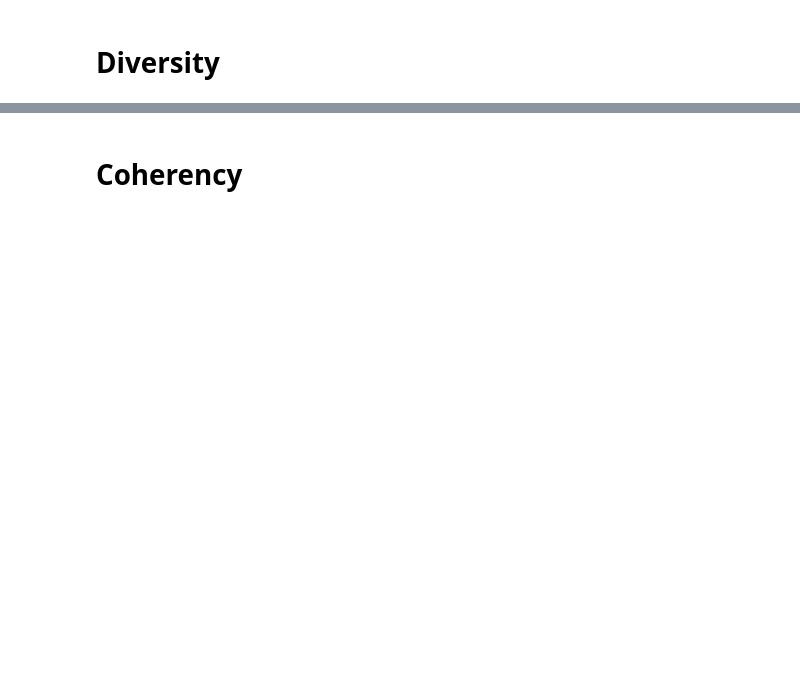
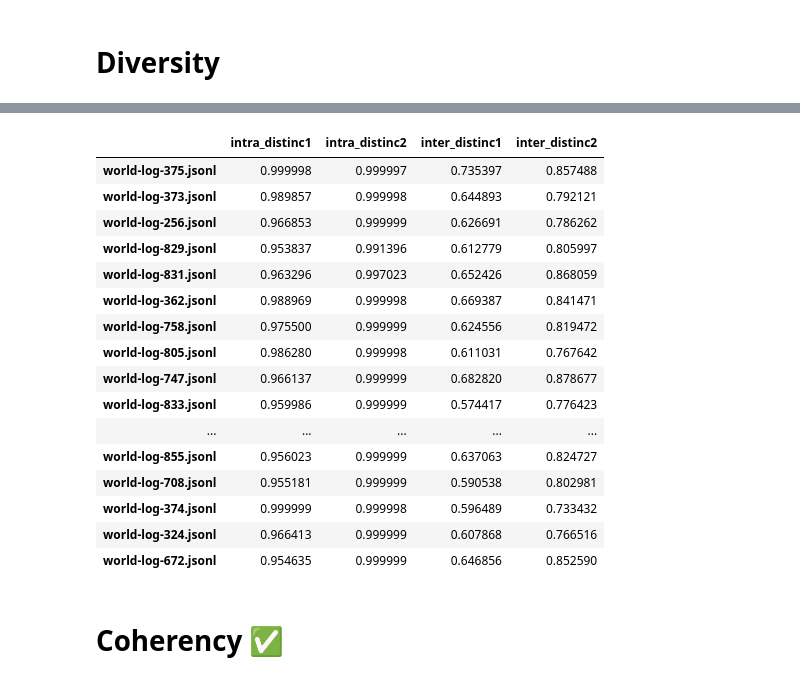
Before and after one commit to amirpaia/blenderbot, a Jupyter notebook: evaluation_metrics.ipynb, the cells around one changed output, grey strips where cells are left out. Cells and saved outputs as stored; diff of their text form; code cells hidden in the pictures; blank space fills up the shorter version.

```diff
--- a/evaluation_metrics.ipynb
+++ b/evaluation_metrics.ipynb
@@ -35,0 +455,20 @@ Thu May 12 13:25:40 2022
+# %%
+data_path = "/content/dataset_french_xpersona/"
+output_file = f"{data_path}test.txt"
+with open(output_file) as f:
+        lines = f.readlines();
+# for line in lines[:8]:
+for i,line in enumerate(lines[:20]):
+    split_line = line.split('\t')
+    text, label, episode_done = split_line[0].replace("text:", "").replace("\n",""), \
+                                split_line[1].replace("labels:","").replace("\n",""), \
+                                True if len(split_line) == 3 and split_line[2] else False
+
+    # text = d[0]['text']
+    # label = d[0]['eval_labels'][0]
+    # prediction = d[1]['text']
+    print(colored(200,200,200,  f"[text]: {text}\t{score(sentence= text, model= model, tokenizer= tokenizer)}" ))
+    print(colored(255,255,255,  f"    [label]: {label}\t{score(sentence= label, model= model, tokenizer= tokenizer)}"))
+    # print(colored(0,200,0,      f"\t[model]:{prediction}\t{score(sentence= prediction, model= model, tokenizer= tokenizer)}"))
+
+    if episode_done: break
@@ -162,5 +617,56 @@ print(f"turns average count: {round(generated_sentences9_n_scores[1],2)}\n",
+# %%
+import json
+import time
+output_path = "/content/drive/MyDrive/colabs/blender-models/output-files/"
+
+dict_diversity_scores = {}
+for filename in top20_filenames:
+    with open(output_path + filename) as f:
+        lines = f.readlines()
+    diversity_scores_of_dialogs = []
+    for i, line in enumerate(lines):
+        if (line != "\n"):
+            obj = json.loads(line)
+            if "dialog" in obj.keys():
+                start_time = time.time()
+                predictions = []
+                for d in obj['dialog']:
+                    text, label, prediction  = d[0]['text'], d[0]['eval_labels'][0], d[1]['text']
+                    predictions.append(prediction)
+
+                diversity_scores = distinct(predictions)
+                diversity_scores_of_dialogs.append(diversity_scores)
+    dict_diversity_scores[filename] = [
+        np.mean([x[0] for x in diversity_scores_of_dialogs]),
+        np.mean([x[1] for x in diversity_scores_of_dialogs]),
+        np.mean([x[2] for x in diversity_scores_of_dialogs]),
+        np.mean([x[3] for x in diversity_scores_of_dialogs]),
+    ]
+
+dict_diversity_scores
+
+df_diversity = pd.DataFrame.from_dict(dict_diversity_scores, orient='index', columns=['intra_distinc1', 'intra_distinc2', 'inter_distinc1', 'inter_distinc2'])
+df_diversity
+# %% [output]
+|  | intra_distinc1 | intra_distinc2 | inter_distinc1 | inter_distinc2 |
+| world-log-375.jsonl | 0.999998 | 0.999997 | 0.735397 | 0.857488 |
+| world-log-373.jsonl | 0.989857 | 0.999998 | 0.644893 | 0.792121 |
+| world-log-256.jsonl | 0.966853 | 0.999999 | 0.626691 | 0.786262 |
+| world-log-829.jsonl | 0.953837 | 0.991396 | 0.612779 | 0.805997 |
+| world-log-831.jsonl | 0.963296 | 0.997023 | 0.652426 | 0.868059 |
+| world-log-362.jsonl | 0.988969 | 0.999998 | 0.669387 | 0.841471 |
+| world-log-758.jsonl | 0.975500 | 0.999999 | 0.624556 | 0.819472 |
+| world-log-805.jsonl | 0.986280 | 0.999998 | 0.611031 | 0.767642 |
+| world-log-747.jsonl | 0.966137 | 0.999999 | 0.682820 | 0.878677 |
+| world-log-833.jsonl | 0.959986 | 0.999999 | 0.574417 | 0.776423 |
+| ... | ... | ... | ... | ... |
+| world-log-855.jsonl | 0.956023 | 0.999999 | 0.637063 | 0.824727 |
+| world-log-708.jsonl | 0.955181 | 0.999999 | 0.590538 | 0.802981 |
+| world-log-374.jsonl | 0.999999 | 0.999998 | 0.596489 | 0.733432 |
+| world-log-324.jsonl | 0.966413 | 0.999999 | 0.607868 | 0.766516 |
+| world-log-672.jsonl | 0.954635 | 0.999999 | 0.646856 | 0.852590 |
 # %% [markdown]
-# Coherency
+# Coherency ✅
 # %%
 !git lfs install
 !git clone https://huggingface.co/Sahajtomar/french_semantic
```
Also changed, not shown: parts of 38 cells of this notebook.
